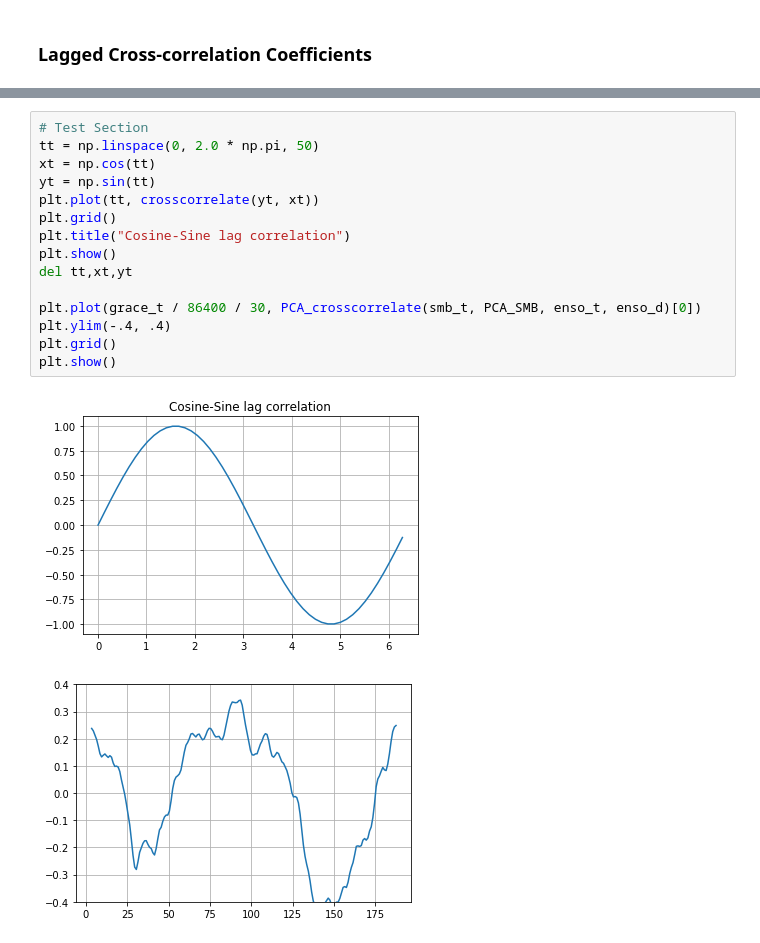
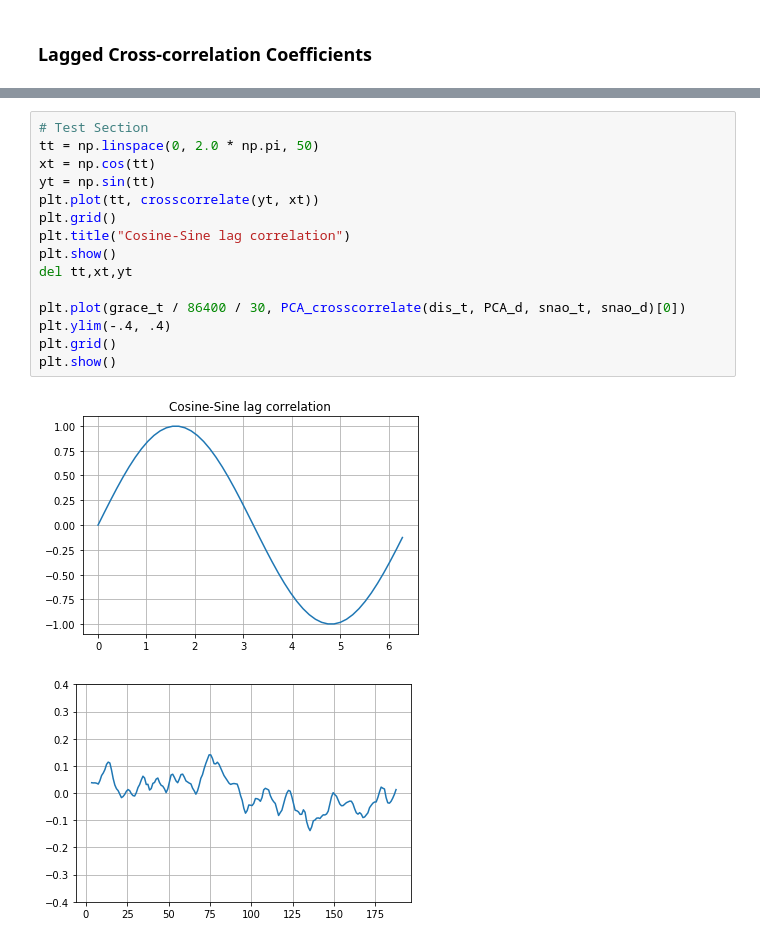
Before and after one commit to AdriaanGr/MAIO_project, a Jupyter notebook: MAIO_project2.ipynb, the cells around one changed output, grey strips where cells are left out. Drawn from its saved outputs; the diff is of its cells as text.

```diff
--- a/MAIO_project2.ipynb
+++ b/MAIO_project2.ipynb
@@ -938,21 +969,21 @@ def plot_PCA_crosscorrelate(ax, PCA_x, PCA_y, index_x, index_y, weights=None, **
 # %%
 # Test Section
 tt = np.linspace(0, 2.0 * np.pi, 50)
 xt = np.cos(tt)
 yt = np.sin(tt)
 plt.plot(tt, crosscorrelate(yt, xt))
 plt.grid()
 plt.title("Cosine-Sine lag correlation")
 plt.show()
 del tt,xt,yt
 
-plt.plot(grace_t / 86400 / 30, PCA_crosscorrelate(smb_t, PCA_SMB, enso_t, enso_d)[0])
+plt.plot(grace_t / 86400 / 30, PCA_crosscorrelate(dis_t, PCA_d, snao_t, snao_d)[0])
 plt.ylim(-.4, .4)
 plt.grid()
 plt.show()
 # %% [output]
 [figure]
-[figure, old version]
+[figure, new version]
 # %%
 # Plot
 f, ax = plt.subplots(1, 3, sharey=True, figsize=(13, 4))
```
Also changed, not shown: parts of 12 cells of this notebook.
